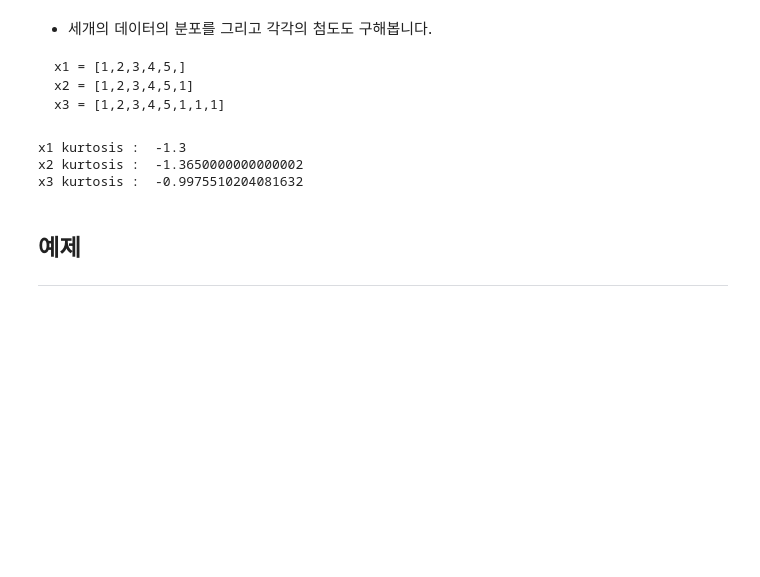
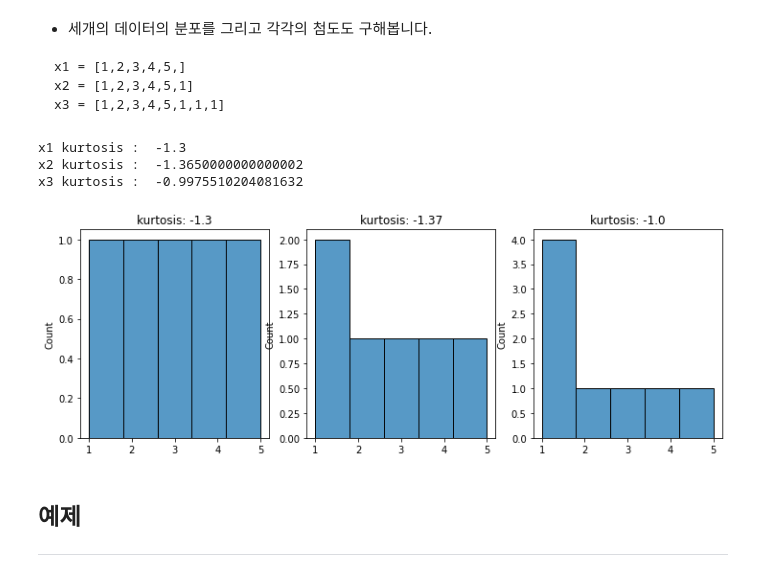
Before and after one commit to PomesHouse/SkillTreePython-DataAnalysis, a Jupyter notebook: 03.통계기반데이터분석/ch03_06_기초통계_분포통계량.ipynb, the cells around one changed output. Saved outputs shown, nothing was run; the diff lists cells and outputs as text; code cells hidden in the pictures; blank space fills up the shorter version.

```diff
--- a/03.통계기반데이터분석/ch03_06_기초통계_분포통계량.ipynb
+++ b/03.통계기반데이터분석/ch03_06_기초통계_분포통계량.ipynb
@@ -163,6 +172,16 @@ print('x3 kurtosis : ', kurtosis(x3))
 x1 kurtosis :  -1.3
 x2 kurtosis :  -1.3650000000000002
 x3 kurtosis :  -0.9975510204081632
+# %%
+plt.figure(figsize = (12,4))
+
+for i, x in enumerate([x1, x2, x3]):
+    plt.subplot(1, 3, i + 1)
+    sns.histplot(x, bins = 5 )
+    plt.title(f'kurtosis: {np.round(kurtosis(x), 2)}')
+plt.show()
+# %% [output]
+[figure, added]
 # %% [markdown]
 ## 예제
 ---
```
Also changed, not shown: parts of 5 cells of this notebook.
